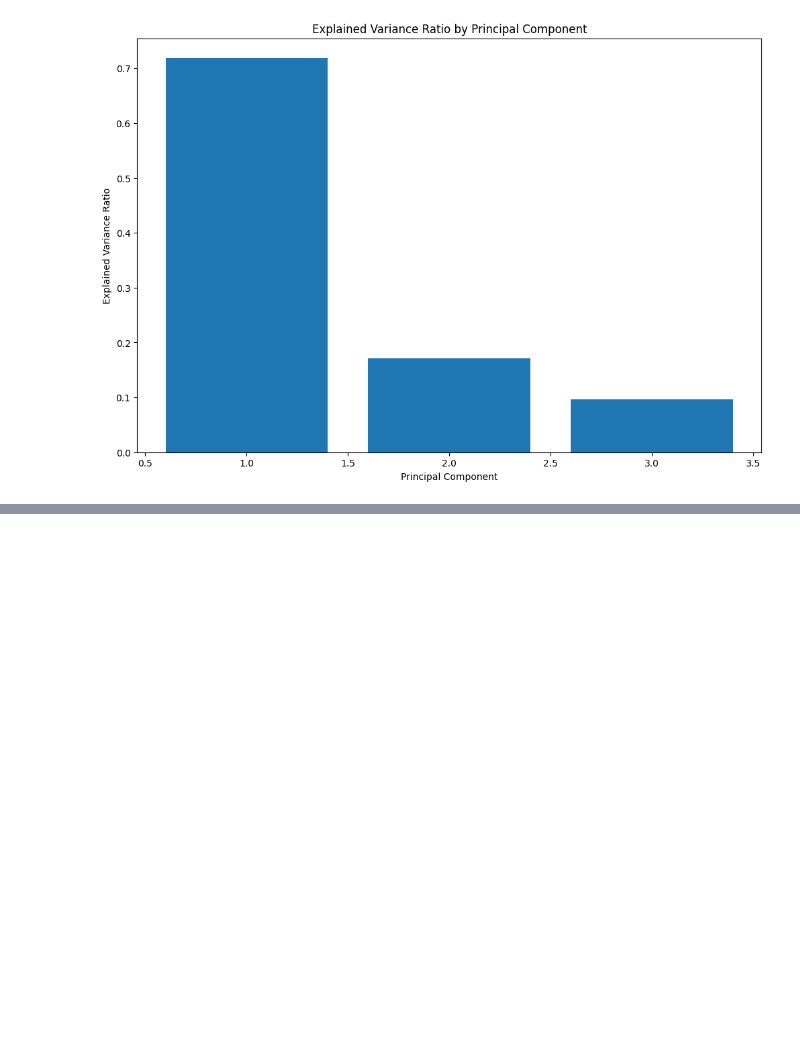
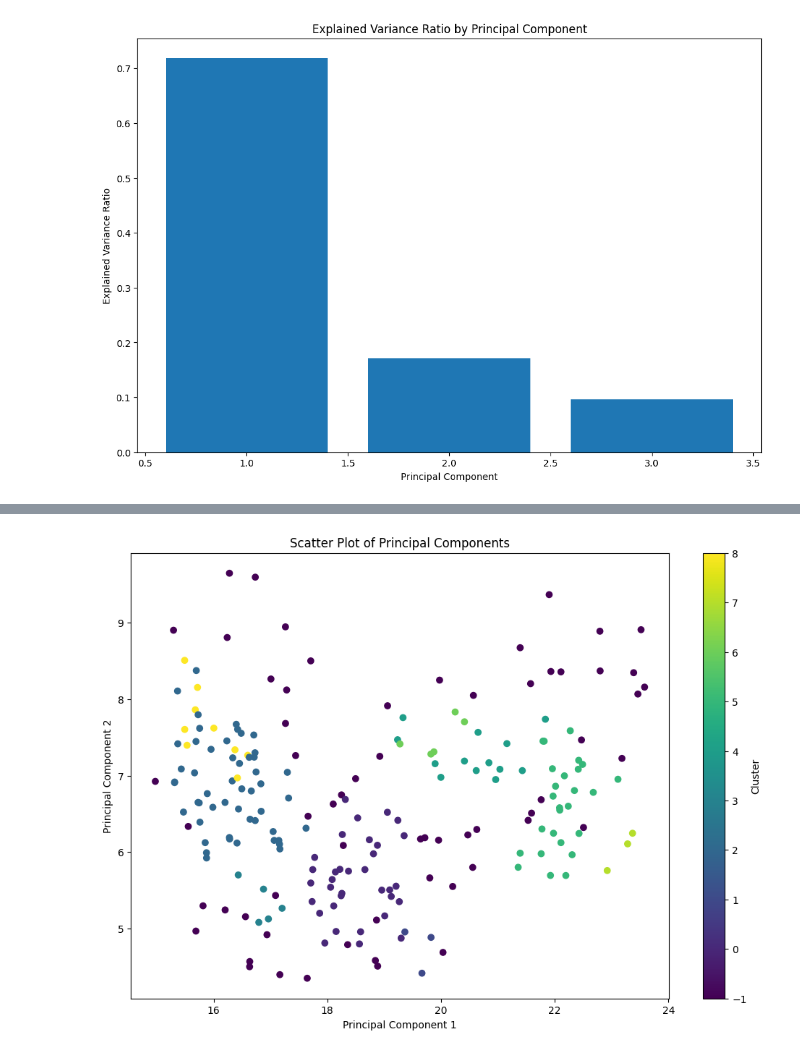
Before and after one commit to dagron27/se412-clustering, a Jupyter notebook: seed_analysis.ipynb, the cells around one changed output, grey strips where cells are left out. Cells and saved outputs as stored; diff of their text form; code cells hidden in the pictures; blank space fills up the shorter version.

```diff
--- a/seed_analysis.ipynb
+++ b/seed_analysis.ipynb
@@ -258,0 +271,4 @@ plt.show()
+# %%
+pipeline = Pipeline([("scaler",StandardScaler()),("pca",PCA(n_components=3)), ("dbscan", DBSCAN(eps=0.6, min_samples=3))])
+# %%
+pipeline.fit(df_unlabeled)
@@ -258,0 +278,9 @@ plt.show()
+# %%
+dbscan_model = pipeline.named_steps['dbscan']
+# %%
+from sklearn.metrics import silhouette_score
+
+labels = dbscan_model.labels_
+
+silhouette_score = silhouette_score(df_unlabeled, labels)
+print("Silhouette Score:", silhouette_score)
@@ -258,0 +307,17 @@ plt.show()
+# %%
+
+pca = pipeline.named_steps['pca']
+
+pca_components = pca.components_
+
+x_pca = pca.transform(df_unlabeled)
+
+plt.figure(figsize=(12,8))
+plt.scatter(x_pca[:, 0], x_pca[:, 1], c=labels, cmap='viridis')
+plt.xlabel('Principal Component 1')
+plt.ylabel('Principal Component 2')
+plt.title('Scatter Plot of Principal Components')
+plt.colorbar(label='Cluster')
+plt.show()
+# %% [output]
+[figure, added]
```
Also changed, not shown: parts of 9 cells of this notebook.
